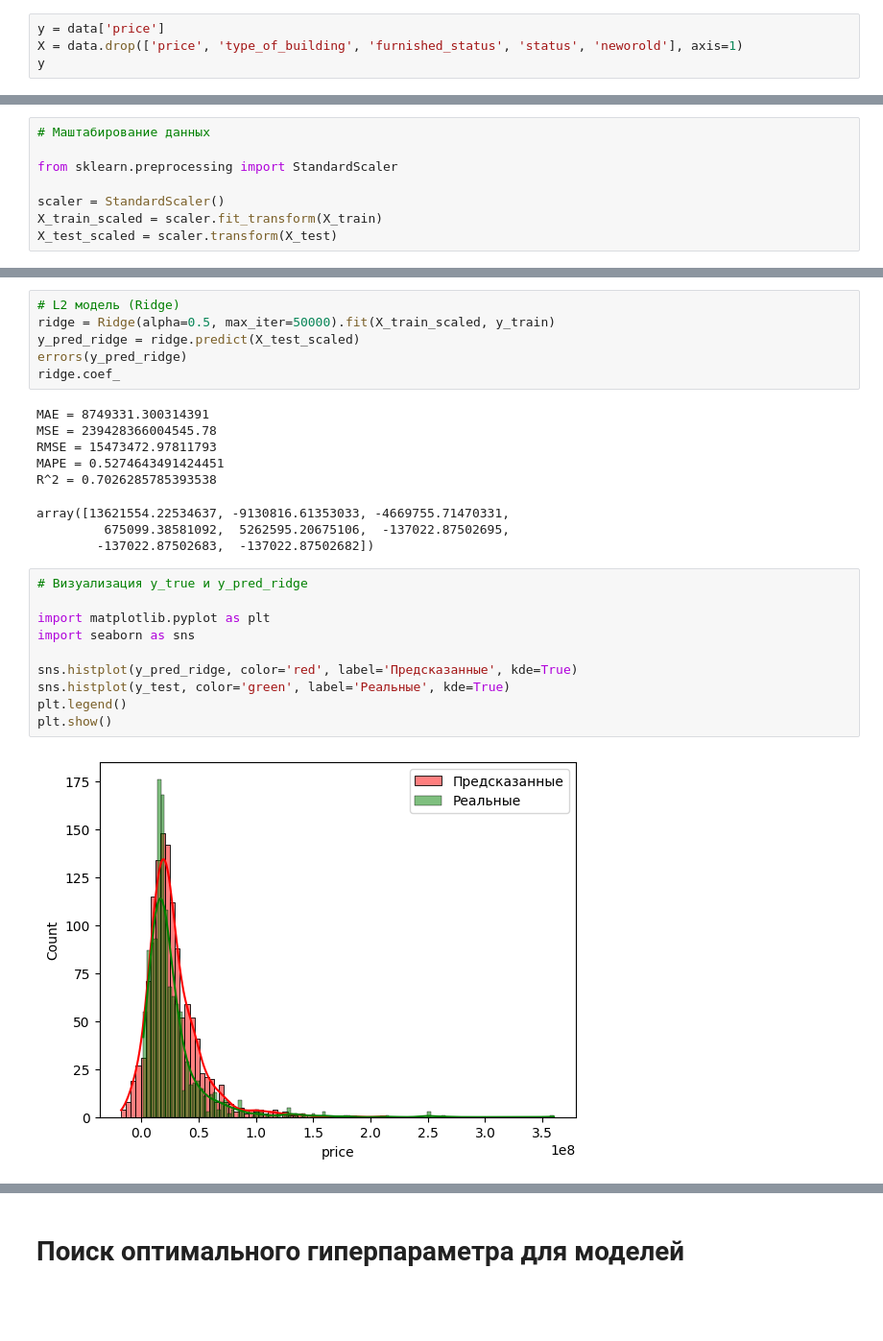
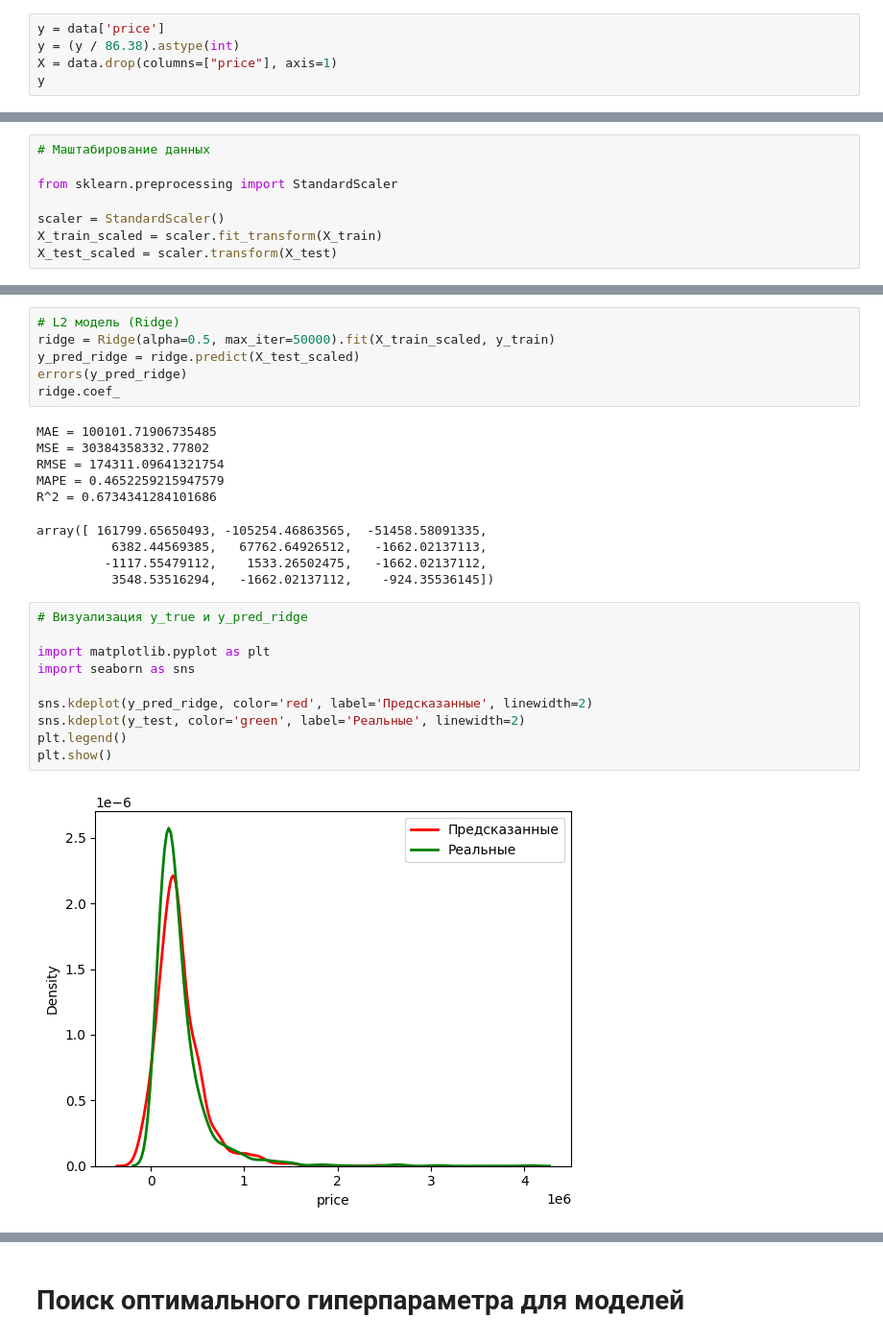
Before and after one commit to SergeyMotynga/OMSTU, a Jupyter notebook: ML/laboratory/lab_1/supervised_learning/supervised_learning.ipynb, the cells around one changed output, grey strips where cells are left out. Shown: that part at 96% size. Drawn from its saved outputs; the diff is of its cells as text; blank space fills up the shorter version.

```diff
--- a/ML/laboratory/lab_1/supervised_learning/supervised_learning.ipynb
+++ b/ML/laboratory/lab_1/supervised_learning/supervised_learning.ipynb
@@ -21,6 +22,7 @@ data
 # Выделение целевого признака и предикторов
 # %%
 y = data['price']
-X = data.drop(['price', 'type_of_building', 'furnished_status', 'status', 'neworold'], axis=1)
+y = (y / 86.38).astype(int)
+X = data.drop(columns=["price"], axis=1)
 y
 # %% [output]
@@ -137,26 +153,27 @@ y_pred_ridge = ridge.predict(X_test_scaled)
 errors(y_pred_ridge)
 ridge.coef_
 # %% [output]
-MAE = 8749331.300314391
-MSE = 239428366004545.78
-RMSE = 15473472.97811793
-MAPE = 0.5274643491424451
-R^2 = 0.7026285785393538
+MAE = 100101.71906735485
+MSE = 30384358332.77802
+RMSE = 174311.09641321754
+MAPE = 0.4652259215947579
+R^2 = 0.6734341284101686
-array([13621554.22534637, -9130816.61353033, -4669755.71470331,
-         675099.38581092,  5262595.20675106,  -137022.87502695,
-        -137022.87502683,  -137022.87502682])
+array([ 161799.65650493, -105254.46863565,  -51458.58091335,
+          6382.44569385,   67762.64926512,   -1662.02137113,
+         -1117.55479112,    1533.26502475,   -1662.02137112,
+          3548.53516294,   -1662.02137112,    -924.35536145])
 # %%
 # Визуализация y_true и y_pred_ridge
 
 import matplotlib.pyplot as plt
 import seaborn as sns
 
-sns.histplot(y_pred_ridge, color='red', label='Предсказанные', kde=True)
-sns.histplot(y_test, color='green', label='Реальные', kde=True)
+sns.kdeplot(y_pred_ridge, color='red', label='Предсказанные', linewidth=2)
+sns.kdeplot(y_test, color='green', label='Реальные', linewidth=2)
 plt.legend()
 plt.show()
 # %% [output]
-[figure, old version]
+[figure, new version]
 # %%
 # Elastic Net (комбинация L1 и L2)
 el = ElasticNet(alpha=0.5, max_iter=50000).fit(X_train, y_train)
```
Also changed, not shown: parts of 15 cells of this notebook.
